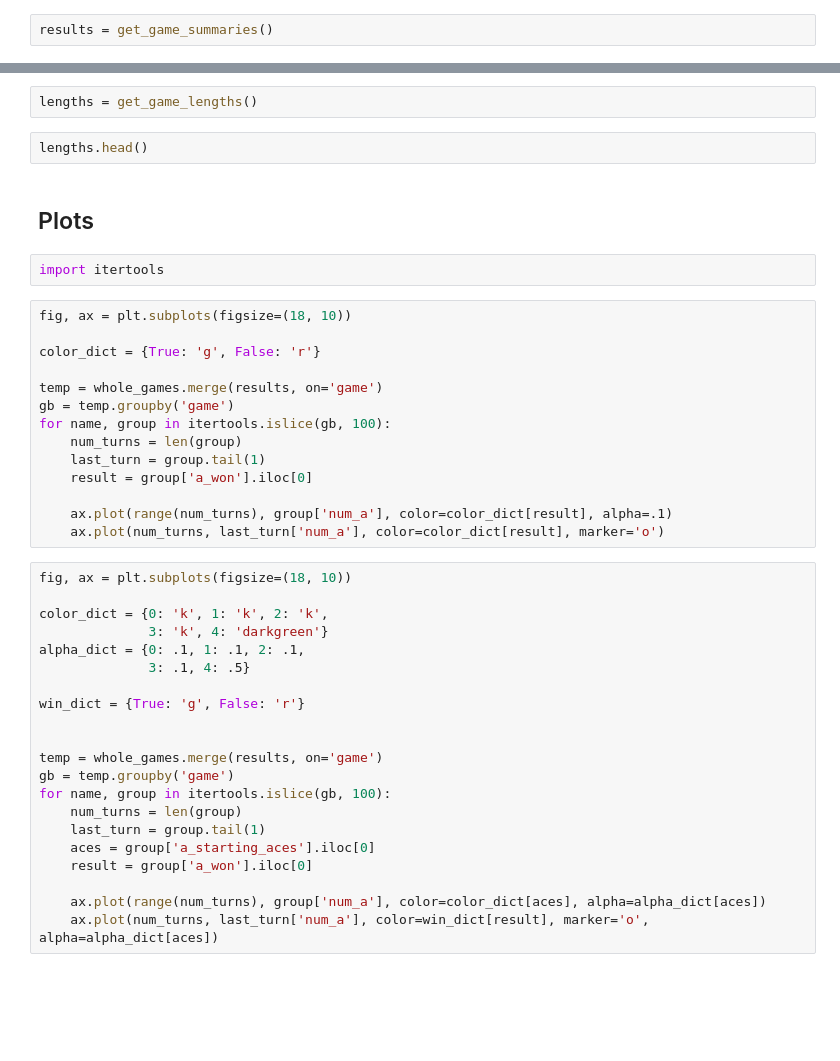
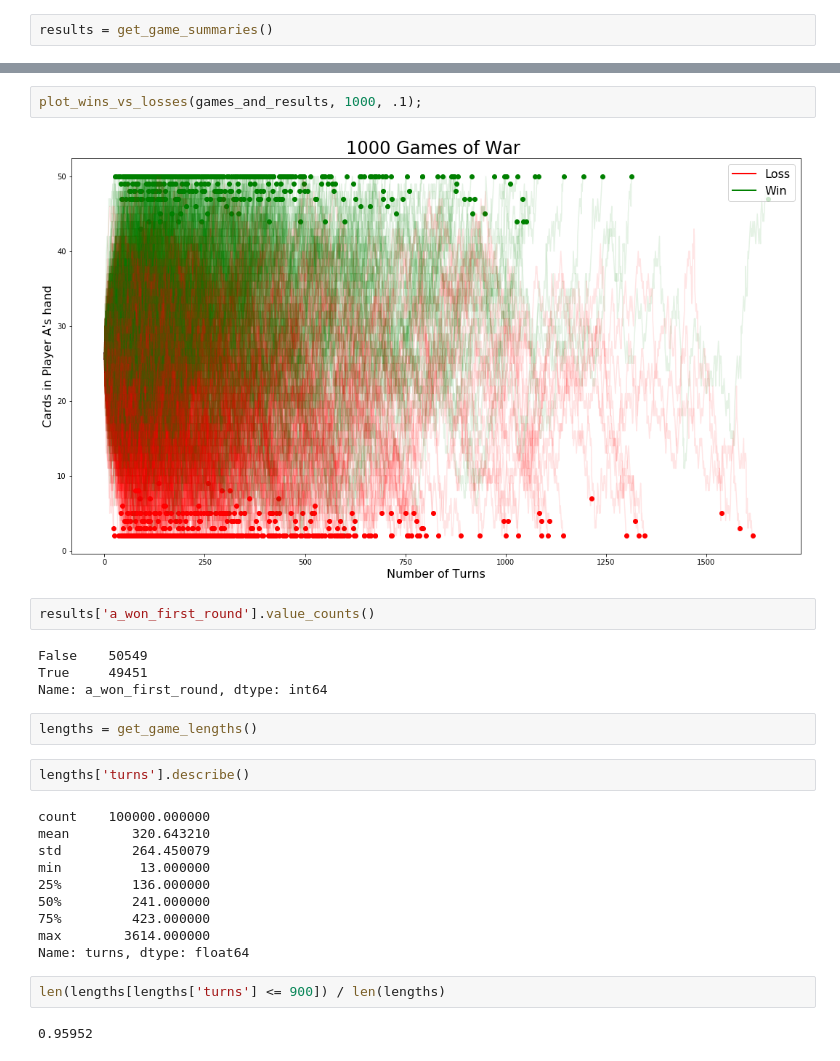
Before and after one commit to NapsterInBlue/War, a Jupyter notebook: Function_EDA.ipynb, the cells around one changed output, grey strips where cells are left out. Saved outputs shown, nothing was run; the diff lists cells and outputs as text; blank space fills up the shorter version.

```diff
--- a/Function_EDA.ipynb
+++ b/Function_EDA.ipynb
@@ -32,43 +56,28 @@ results.shape
+# %%
+plot_wins_vs_losses(games_and_results, 1000, .1);
+# %% [output]
+[figure, added]
+# %%
+results['a_won_first_round'].value_counts()
+# %% [output]
+False    50549
+True     49451
+Name: a_won_first_round, dtype: int64
 # %%
 lengths = get_game_lengths()
-# %%
-lengths.head()
-# %% [markdown]
-## Plots
-# %%
-import itertools
-# %%
-fig, ax = plt.subplots(figsize=(18, 10))
-
-color_dict = {True: 'g', False: 'r'}
-
-temp = whole_games.merge(results, on='game')
-gb = temp.groupby('game')
-for name, group in itertools.islice(gb, 100):
-    num_turns = len(group)
-    last_turn = group.tail(1)
-    result = group['a_won'].iloc[0]
-
-    ax.plot(range(num_turns), group['num_a'], color=color_dict[result], alpha=.1)
-    ax.plot(num_turns, last_turn['num_a'], color=color_dict[result], marker='o')
-# %%
-fig, ax = plt.subplots(figsize=(18, 10))
-
-color_dict = {0: 'k', 1: 'k', 2: 'k',
-              3: 'k', 4: 'darkgreen'}
-alpha_dict = {0: .1, 1: .1, 2: .1,
-              3: .1, 4: .5}
-
-win_dict = {True: 'g', False: 'r'}
-
-
-temp = whole_games.merge(results, on='game')
-gb = temp.groupby('game')
-for name, group in itertools.islice(gb, 100):
-    num_turns = len(group)
-    last_turn = group.tail(1)
-    aces = group['a_starting_aces'].iloc[0]
-    result = group['a_won'].iloc[0]
-
-    ax.plot(range(num_turns), group['num_a'], color=color_dict[aces], alpha=alpha_dict[aces])
-    ax.plot(num_turns, last_turn['num_a'], color=win_dict[result], marker='o', alpha=alpha_dict[aces])
+# %%
+lengths['turns'].describe()
+# %% [output]
+count    100000.000000
+mean        320.643210
+std         264.450079
+min          13.000000
+25%         136.000000
+50%         241.000000
+75%         423.000000
+max        3614.000000
+Name: turns, dtype: float64
+# %%
+len(lengths[lengths['turns'] <= 900]) / len(lengths)
+# %% [output]
+0.95952
```
Also changed, not shown: parts of 38 cells of this notebook.
